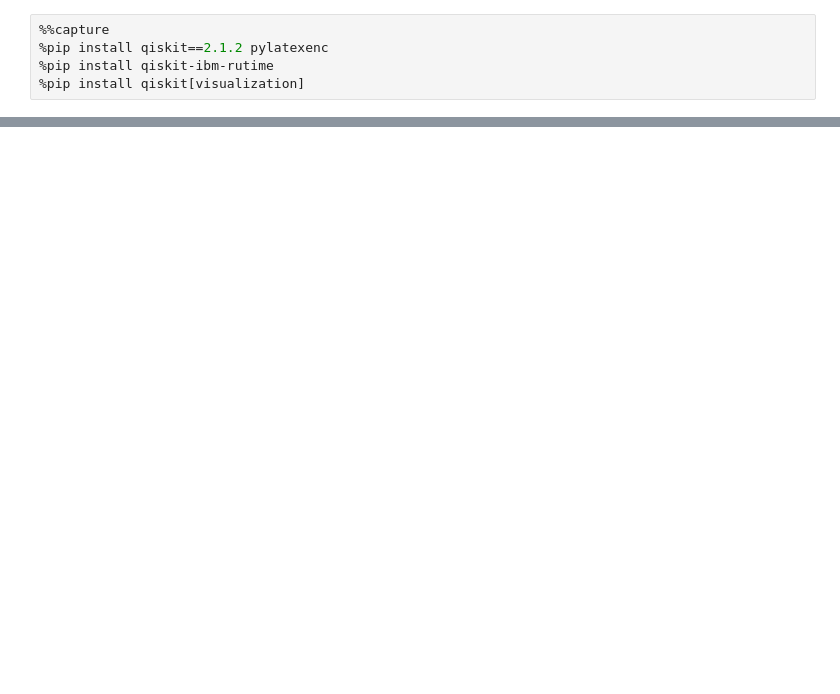
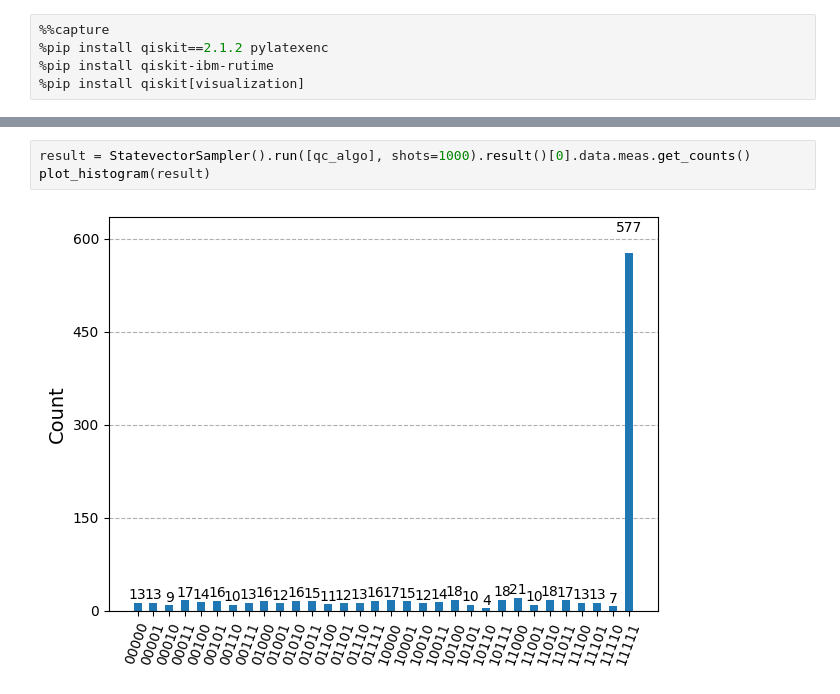
Before and after one commit to DuarteMagano/AcademiaDeFisica, a Jupyter notebook: grover.ipynb, the cells around one changed output, grey strips where cells are left out. Cells and saved outputs as stored; diff of their text form; blank space fills up the shorter version.

```diff
--- a/grover.ipynb
+++ b/grover.ipynb
@@ -196,0 +66,5 @@ New key size: 36
+# %%
+result = StatevectorSampler().run([qc_algo], shots=1000).result()[0].data.meas.get_counts()
+plot_histogram(result)
+# %% [output]
+[figure, added]
```
Also changed, not shown: parts of 32 cells of this notebook.
